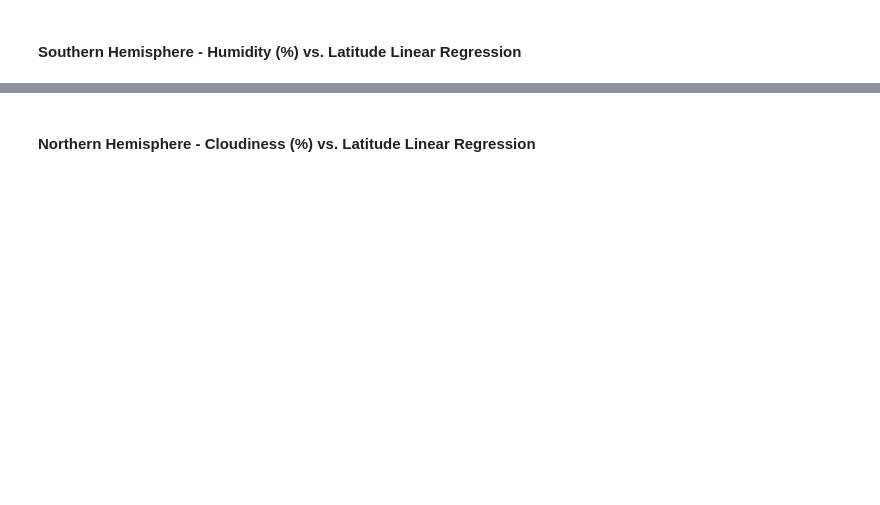
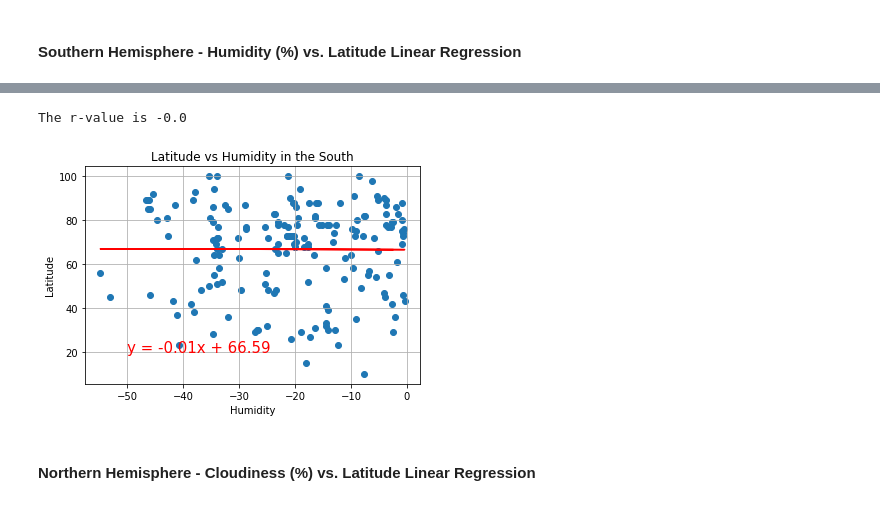
Before and after one commit to JohnShuford/Python-API-Challenge, a Jupyter notebook: WeatherPy/WeatherPy.ipynb, the cells around one changed output, grey strips where cells are left out. Drawn from its saved outputs; the diff is of its cells as text; code cells hidden in the pictures; blank space fills up the shorter version.

```diff
--- a/WeatherPy/WeatherPy.ipynb
+++ b/WeatherPy/WeatherPy.ipynb
@@ -273,2 +333,26 @@ The r-value is: 0.014985174297345524
+# %%
+humidity_south = city_df_2.loc[city_df_2['Lat'] <= 0, 'Humidity']
+
+#getting the regression
+(slope, intercept, rvalue, pvalue, stderr) = linregress(southern_hemisphere, humidity_south)
+regress_values = southern_hemisphere * slope + intercept
+line_eq = "y = " + str(round(slope,2)) + "x + " + str(round(intercept,2))
+
+#plotting the scatter
+plt.scatter(southern_hemisphere,humidity_south)
+
+#plotting the regression line
+plt.plot(southern_hemisphere,regress_values,"r-")
+plt.annotate(line_eq,(-50,20),fontsize=15,color="red")
+print(f'The r-value is {round(rvalue,2)}')
+
+#making the scatter pretty
+plt.title('Latitude vs Humidity in the South')
+plt.xlabel('Humidity')
+plt.ylabel('Latitude')
+plt.grid(True)
+# %% [output]
+The r-value is -0.0
+[figure, added]
 # %% [markdown]
 ####  Northern Hemisphere - Cloudiness (%) vs. Latitude Linear Regression
```
Also changed, not shown: parts of 16 cells of this notebook.
